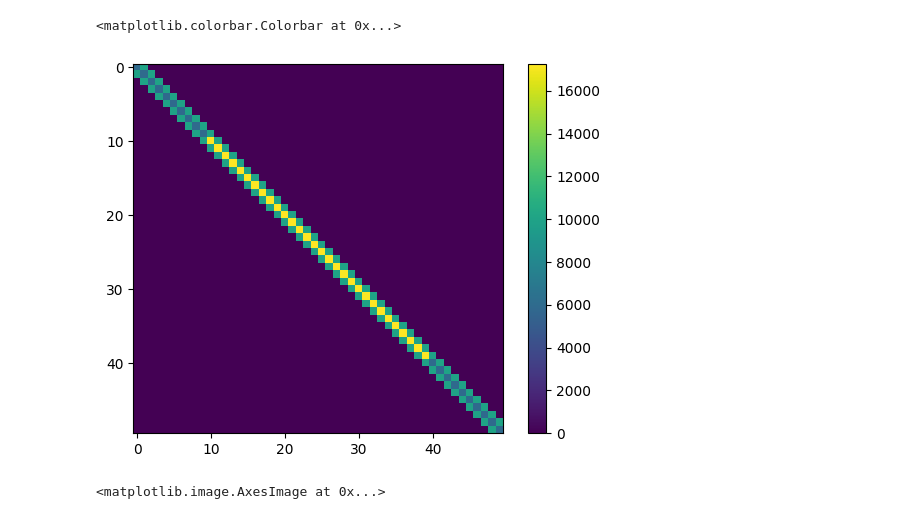
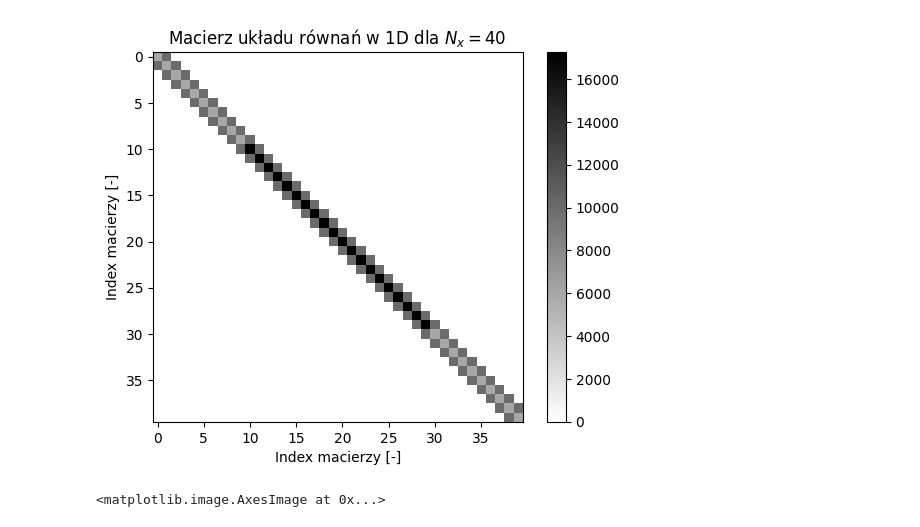
Before and after one commit to JTMalczewski/bachelorThesis, a Jupyter notebook: main_sparse_1D.ipynb, the cells around one changed output. Saved outputs shown, nothing was run; the diff lists cells and outputs as text; code cells hidden in the pictures.

```diff
--- a/main_sparse_1D.ipynb
+++ b/main_sparse_1D.ipynb
@@ -65,9 +62,12 @@ plt.plot(np.real(E_1D))
-# %%
-plt.imshow(np.abs(matrix_sparse.toarray()))
-plt.colorbar()
-# %% [output]
-<matplotlib.colorbar.Colorbar at 0x...>
-[figure, removed]
+# %%
+plt.imshow(np.abs(matrix_sparse.toarray()),'binary')
+plt.colorbar()
+plt.title('Macierz układu równań w 1D dla $N_x = 40$')
+plt.xlabel('Index macierzy [-]')
+plt.ylabel('Index macierzy [-]')
+plt.savefig('./macierz_układu_równań.png', dpi=600)
+# %% [output]
+[figure, added]
 # %%
 # for i in range(1,N-1):
 #         matrix[i,i] = -2/(dx**2) + k**2/n[i]**2
```
Also changed, not shown: parts of 10 cells of this notebook, 4 other files.
